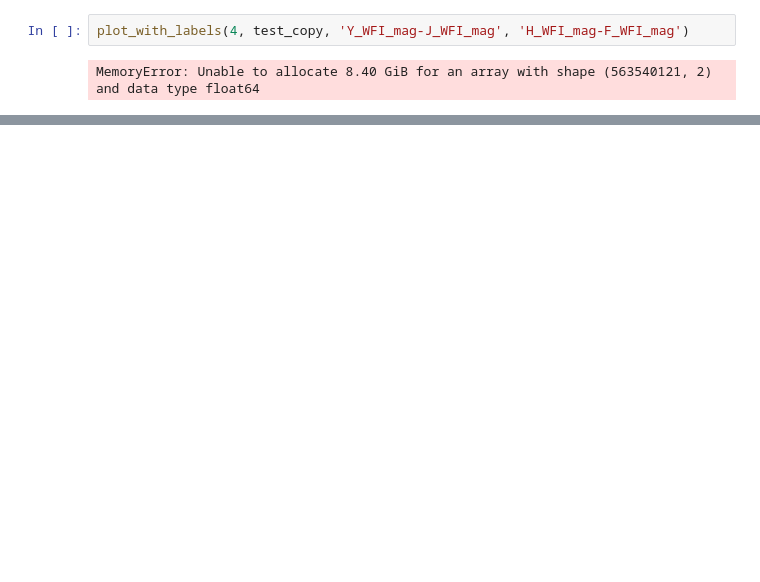
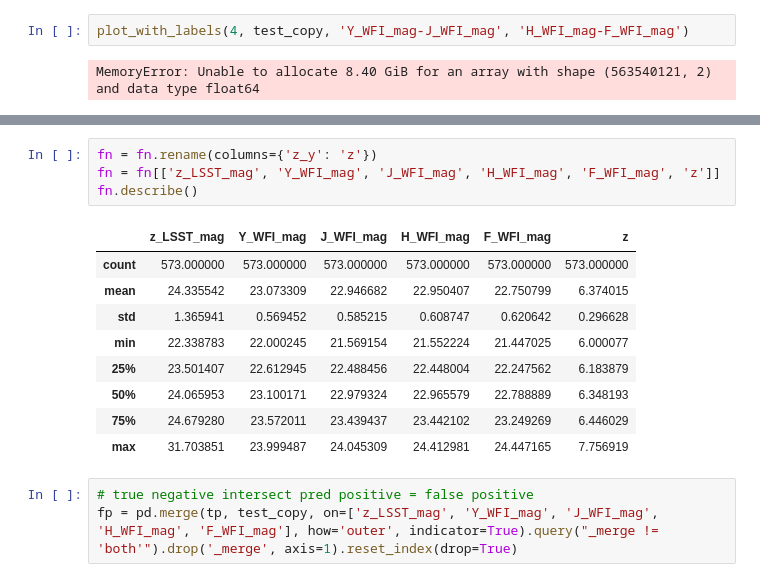
Before and after one commit to jlmaurora233/high-z-quasar-classification, a Jupyter notebook: decision boundary Y-Copy1.ipynb, the cells around one changed output, grey strips where cells are left out. Drawn from its saved outputs; the diff is of its cells as text; blank space fills up the shorter version.

```diff
--- a/decision boundary Y-Copy1.ipynb
+++ b/decision boundary Y-Copy1.ipynb
@@ -719,0 +763,17 @@ MemoryError: Unable to allocate 8.40 GiB for an array with shape (563540121, 2)
+# %%
+fn = fn.rename(columns={'z_y': 'z'})
+fn = fn[['z_LSST_mag', 'Y_WFI_mag', 'J_WFI_mag', 'H_WFI_mag', 'F_WFI_mag', 'z']]
+fn.describe()
+# %% [output]
+|  | z_LSST_mag | Y_WFI_mag | J_WFI_mag | H_WFI_mag | F_WFI_mag | z |
+| count | 573.000000 | 573.000000 | 573.000000 | 573.000000 | 573.000000 | 573.000000 |
+| mean | 24.335542 | 23.073309 | 22.946682 | 22.950407 | 22.750799 | 6.374015 |
+| std | 1.365941 | 0.569452 | 0.585215 | 0.608747 | 0.620642 | 0.296628 |
+| min | 22.338783 | 22.000245 | 21.569154 | 21.552224 | 21.447025 | 6.000077 |
+| 25% | 23.501407 | 22.612945 | 22.488456 | 22.448004 | 22.247562 | 6.183879 |
+| 50% | 24.065953 | 23.100171 | 22.979324 | 22.965579 | 22.788889 | 6.348193 |
+| 75% | 24.679280 | 23.572011 | 23.439437 | 23.442102 | 23.249269 | 6.446029 |
+| max | 31.703851 | 23.999487 | 24.045309 | 24.412981 | 24.447165 | 7.756919 |
+# %%
+# true negative intersect pred positive = false positive
+fp = pd.merge(tp, test_copy, on=['z_LSST_mag', 'Y_WFI_mag', 'J_WFI_mag', 'H_WFI_mag', 'F_WFI_mag'], how='outer', indicator=True).query("_merge != 'both'").drop('_merge', axis=1).reset_index(drop=True)
```
Also changed, not shown: parts of 8 cells of this notebook.
